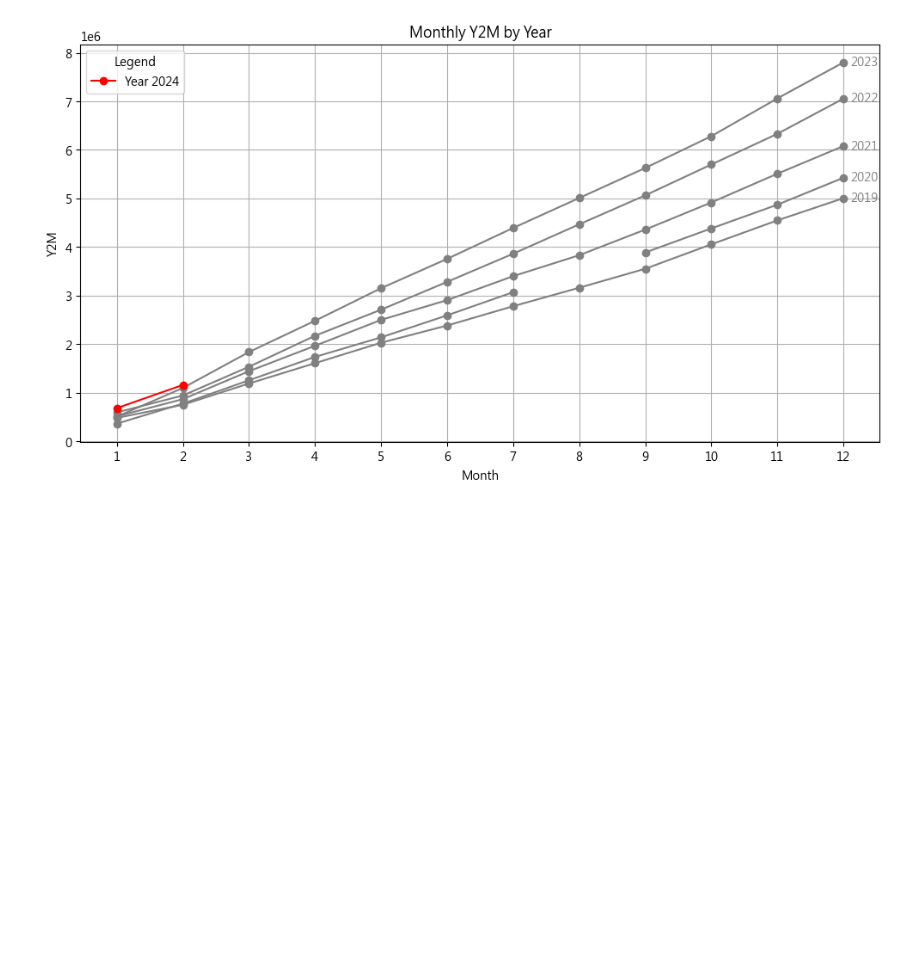
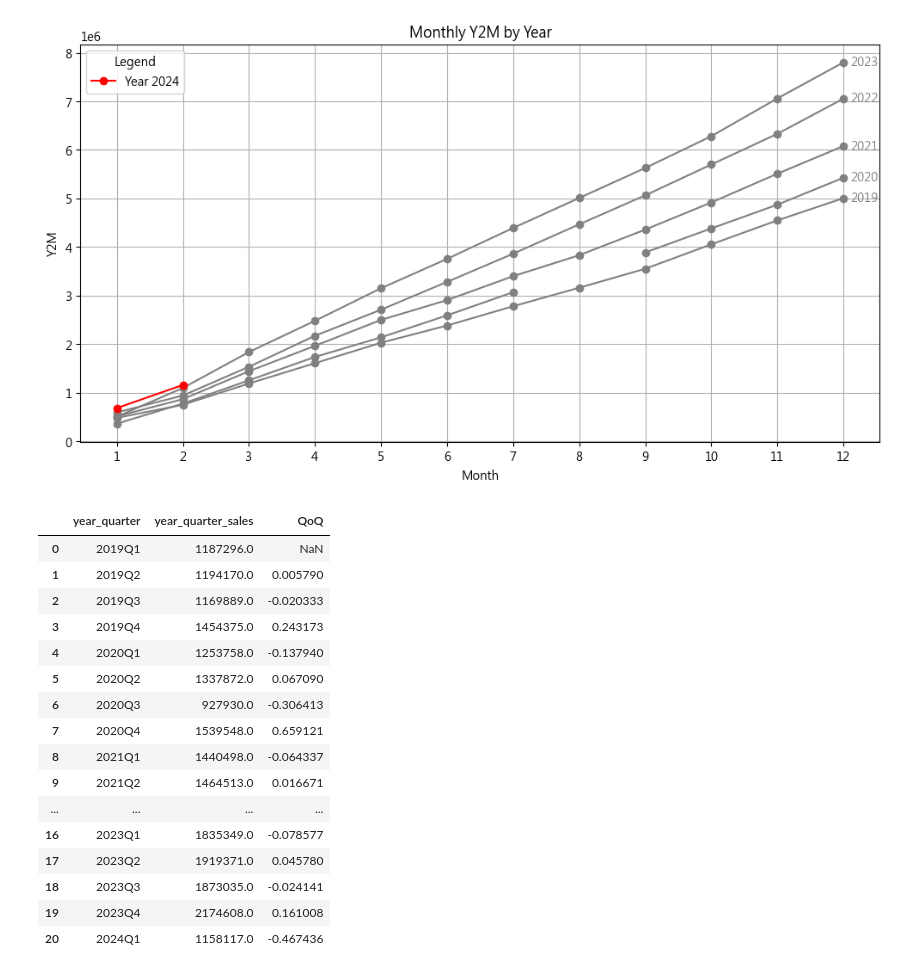
Before and after one commit to YFYDataTeam/credit_investigation, a Jupyter notebook: test1.ipynb, the cells around one changed output. Cells and saved outputs as stored; diff of their text form; code cells hidden in the pictures; blank space fills up the shorter version.

```diff
--- a/backend/test1.ipynb
+++ b/test1.ipynb
@@ -570,0 +585,20 @@ posx and posy should be finite values
+# %%
+df_mops_QoQ
+# %% [output]
+|  | year_quarter | year_quarter_sales | QoQ |
+| 0 | 2019Q1 | 1187296.0 | NaN |
+| 1 | 2019Q2 | 1194170.0 | 0.005790 |
+| 2 | 2019Q3 | 1169889.0 | -0.020333 |
+| 3 | 2019Q4 | 1454375.0 | 0.243173 |
+| 4 | 2020Q1 | 1253758.0 | -0.137940 |
+| 5 | 2020Q2 | 1337872.0 | 0.067090 |
+| 6 | 2020Q3 | 927930.0 | -0.306413 |
+| 7 | 2020Q4 | 1539548.0 | 0.659121 |
+| 8 | 2021Q1 | 1440498.0 | -0.064337 |
+| 9 | 2021Q2 | 1464513.0 | 0.016671 |
+| ... | ... | ... | ... |
+| 16 | 2023Q1 | 1835349.0 | -0.078577 |
+| 17 | 2023Q2 | 1919371.0 | 0.045780 |
+| 18 | 2023Q3 | 1873035.0 | -0.024141 |
+| 19 | 2023Q4 | 2174608.0 | 0.161008 |
+| 20 | 2024Q1 | 1158117.0 | -0.467436 |
```
Also changed, not shown: parts of 15 cells of this notebook, 3 other files.
